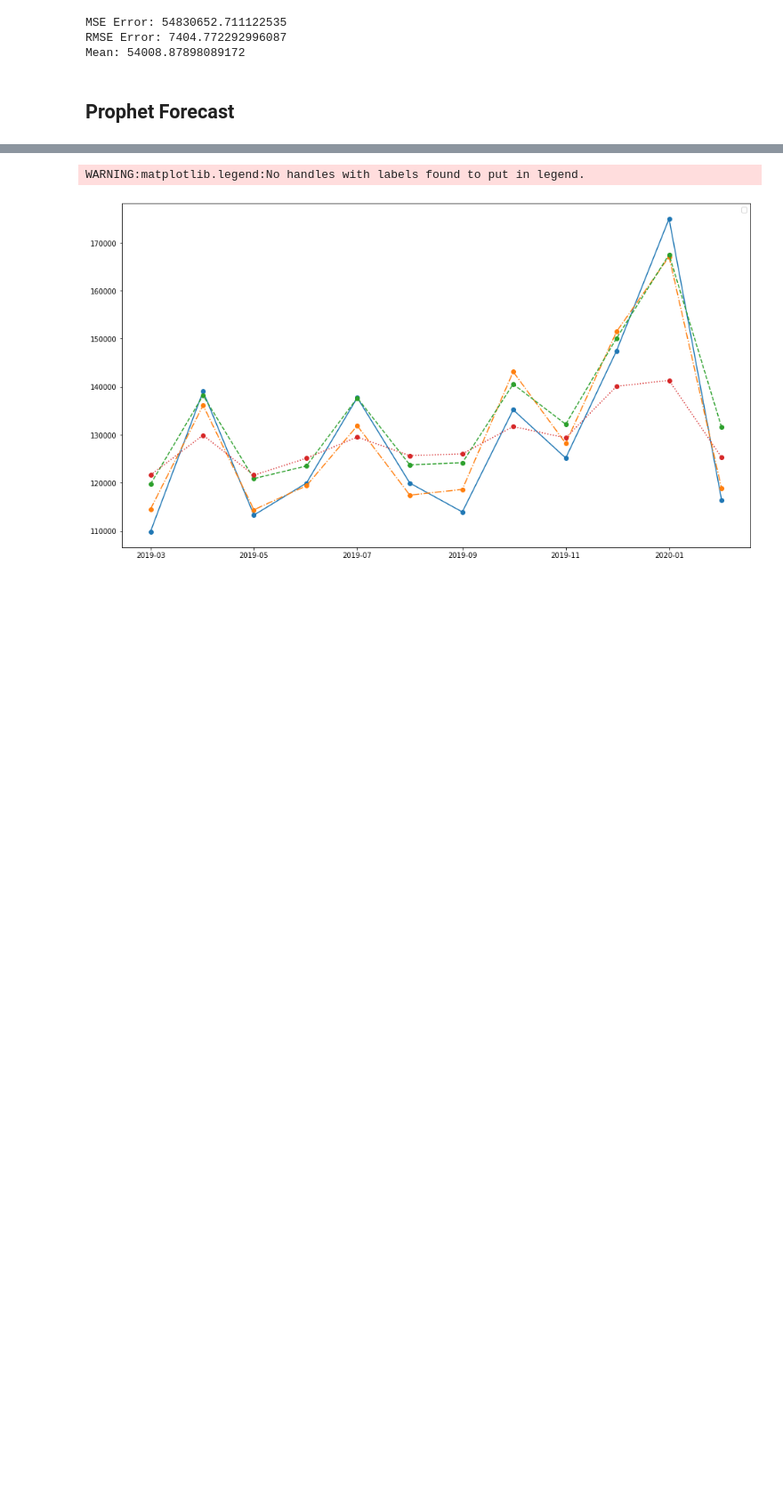
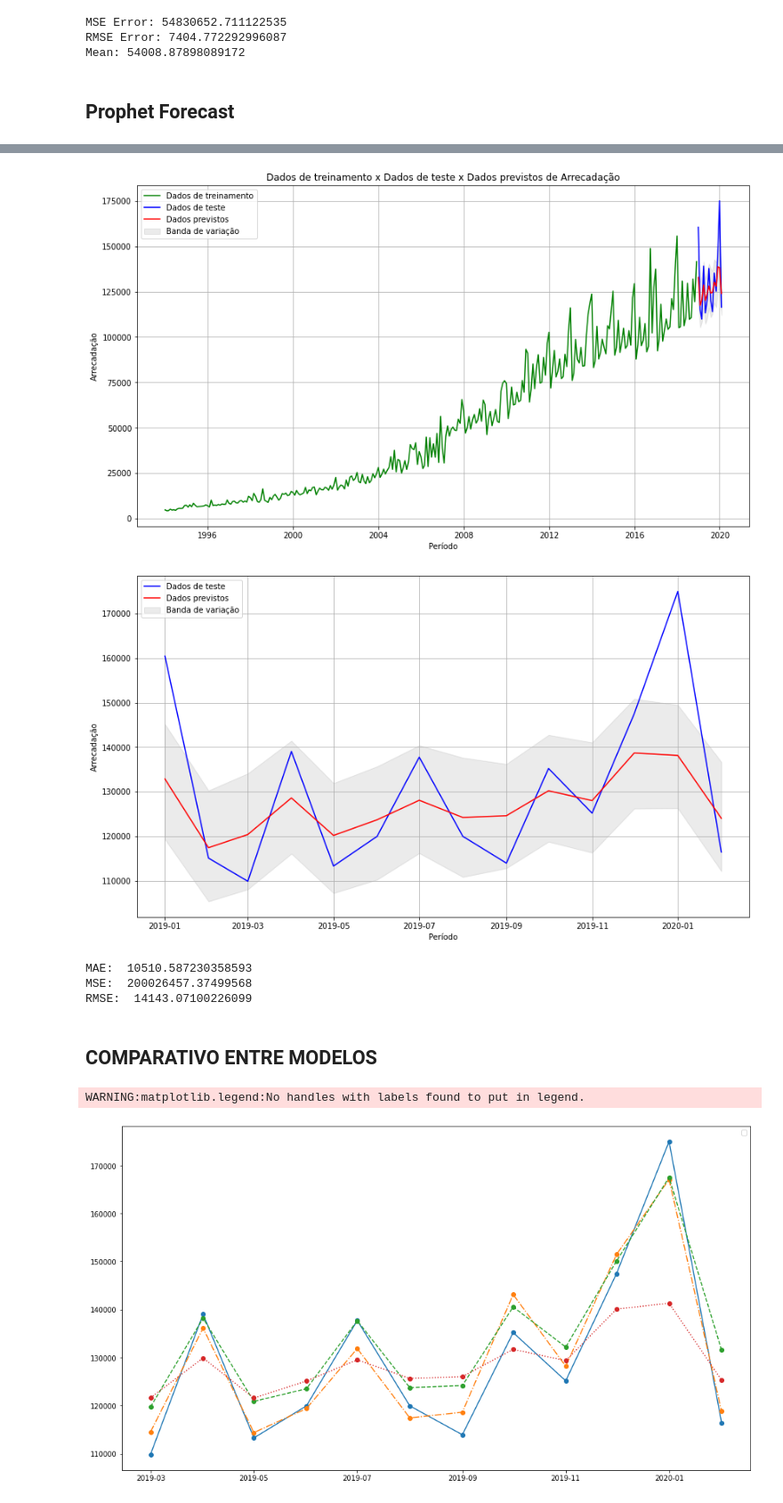
Before and after one commit to mmbs1989/TCC-PUCMINAS, a Jupyter notebook: Notebook_TCC_PUC.ipynb, the cells around one changed output, grey strips where cells are left out. Shown at 89% size. Saved outputs shown, nothing was run; the diff lists cells and outputs as text; code cells hidden in the pictures; blank space fills up the shorter version.

```diff
--- a/Notebook_TCC_PUC.ipynb
+++ b/Notebook_TCC_PUC.ipynb
@@ -796,0 +795,4 @@ Mean: 54008.87898089172
+# %%
+#Seleciona os dados previstos apenas para o período de teste
+prophet_forecast = prophet_forecast[prophet_forecast['ds'] > '2018-12-01']
+prophet_forecast.head()
@@ -797,3 +815,48 @@ Mean: 54008.87898089172
+# %%
+#Escolhe as datas ('ds' e 'ds_test') como índices
+prophet_forecast.set_index(prophet_forecast['ds'], inplace=True)
+dfarrec_test_prophet.set_index(dfarrec_test_prophet['ds_test'], inplace=True)
+dfarrec_train_prophet.set_index(dfarrec_train_prophet['ds'], inplace=True)
+# %%
+#Plotagem do comparativo entre o preço previsto e o dataset
+n = dfarrec_train_prophet.shape[0]
+plt.figure(figsize=(14,8))
+plt.title('Dados de treinamento x Dados de teste x Dados previstos de Arrecadação')
+plt.plot(dfarrec_train_prophet['y'], 'green', label='Dados de treinamento')
+plt.plot(dfarrec_test_prophet['y_test'], color = 'blue', label='Dados de teste')
+plt.plot(prophet_forecast['yhat'][-n:], color = 'red', label = 'Dados previstos')
+plt.fill_between(prophet_forecast.index[-n:], prophet_forecast['yhat_lower'][-n:], prophet_forecast['yhat_upper'][-n:], color='k', alpha=.08, label="Banda de variação")
+plt.xlabel("Período")
+plt.ylabel("Arrecadação")
+plt.legend()
+#plt.savefig('prophet1.pdf')
+plt.grid(True)
+
+#Plotagem do comparativo entre o preço previsto e o preço de validação
+plt.figure(figsize=(14,8))
+plt.plot(dfarrec_test_prophet['y_test'], color = 'blue', label='Dados de teste')
+plt.plot(prophet_forecast['yhat'], color = 'red', label = 'Dados previstos')
+plt.fill_between(prophet_forecast.index[-n:], prophet_forecast['yhat_lower'][-n:], prophet_forecast['yhat_upper'][-n:], color='k', alpha=.08, label="Banda de variação")
+plt.xlabel("Período")
+plt.ylabel("Arrecadação")
+plt.legend()
+plt.grid(True)
+#plt.savefig('prophet2.pdf')
+plt.show()
+# %% [output]
+[figure, added]
+[figure, added]
+# %%
+#Cálculo do erro
+print('MAE: ', mean_absolute_error(dfarrec_test_prophet['y_test'],prophet_forecast['yhat']))
+print('MSE: ', mean_squared_error(dfarrec_test_prophet['y_test'],prophet_forecast['yhat']))
+print('RMSE: ', np.sqrt(mean_squared_error(dfarrec_test_prophet['y_test'],prophet_forecast['yhat'])))
+# %% [output]
+MAE:  10510.587230358593
+MSE:  200026457.37499568
+RMSE:  14143.07100226099
+# %% [markdown]
+## **COMPARATIVO ENTRE MODELOS**
 # %%
 rmse_errors = [arima_rmse_error, lstm_rmse_error, prophet_rmse_error]
 mse_errors = [arima_mse_error, lstm_mse_error, prophet_mse_error]
```
Also changed, not shown: parts of 33 cells of this notebook.
